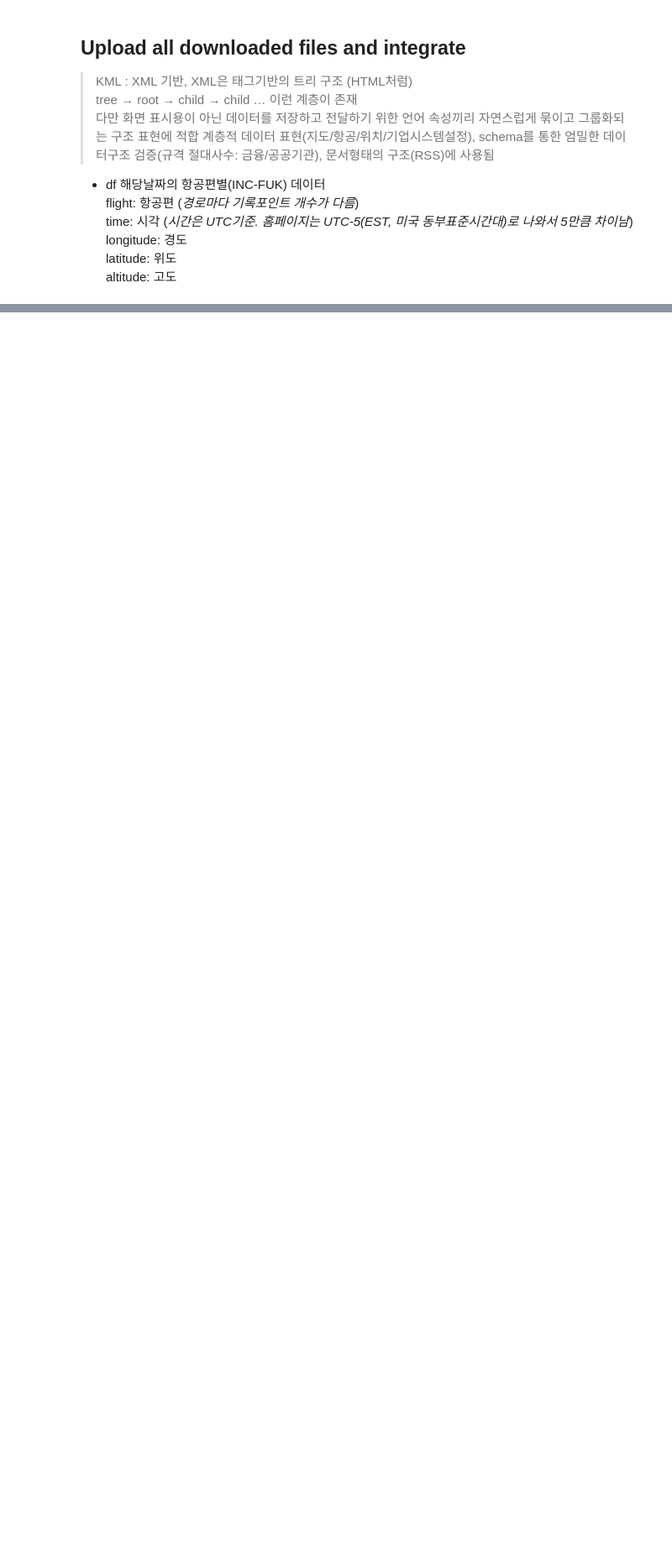
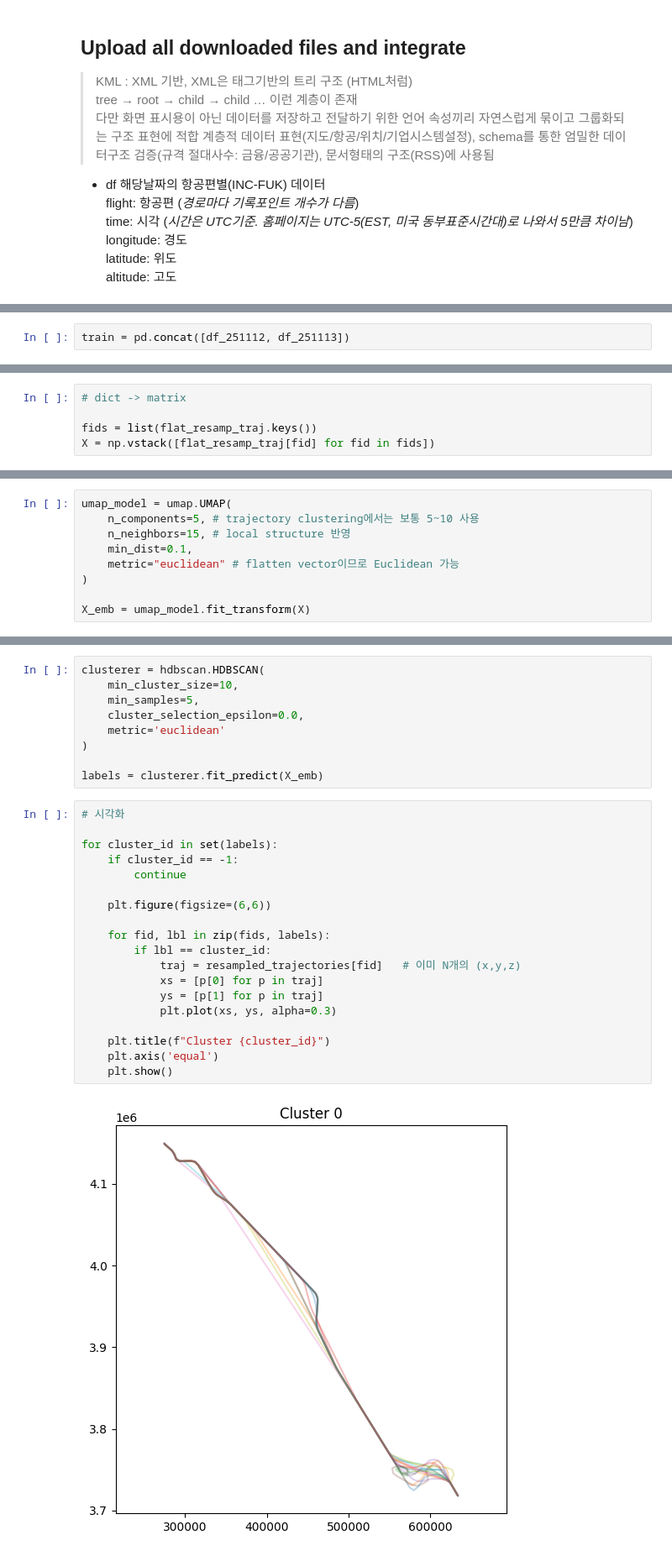
Before and after one commit to insung-hw/flight-trajectory-clustering, a Jupyter notebook: trajectory-clustering-eda.ipynb, the cells around one changed output, grey strips where cells are left out. Shown: that part at 84% size. Cells and saved outputs as stored; diff of their text form; blank space fills up the shorter version.

Commit message:
major add: hdbscan and folium

```diff
--- a/trajectory-clustering-eda.ipynb
+++ b/trajectory-clustering-eda.ipynb
@@ -172,0 +229,2 @@ print("통합 CSV 저장 완료:", output_path)
+# %%
+train = pd.concat([df_251112, df_251113])
@@ -172,0 +474,5 @@ print("통합 CSV 저장 완료:", output_path)
+# %%
+# dict -> matrix
+
+fids = list(flat_resamp_traj.keys())
+X = np.vstack([flat_resamp_traj[fid] for fid in fids])
@@ -172,0 +483,9 @@ print("통합 CSV 저장 완료:", output_path)
+# %%
+umap_model = umap.UMAP(
+    n_components=5, # trajectory clustering에서는 보통 5~10 사용
+    n_neighbors=15, # local structure 반영
+    min_dist=0.1,
+    metric="euclidean" # flatten vector이므로 Euclidean 가능
+)
+
+X_emb = umap_model.fit_transform(X)
@@ -172,0 +494,30 @@ print("통합 CSV 저장 완료:", output_path)
+# %%
+clusterer = hdbscan.HDBSCAN(
+    min_cluster_size=10,
+    min_samples=5,
+    cluster_selection_epsilon=0.0,
+    metric='euclidean'
+)
+
+labels = clusterer.fit_predict(X_emb)
+# %%
+# 시각화
+
+for cluster_id in set(labels):
+    if cluster_id == -1:
+        continue
+
+    plt.figure(figsize=(6,6))
+
+    for fid, lbl in zip(fids, labels):
+        if lbl == cluster_id:
+            traj = resampled_trajectories[fid]   # 이미 N개의 (x,y,z)
+            xs = [p[0] for p in traj]
+            ys = [p[1] for p in traj]
+            plt.plot(xs, ys, alpha=0.3)
+
+    plt.title(f"Cluster {cluster_id}")
+    plt.axis('equal')
+    plt.show()
+# %% [output]
+[figure, added]
```
Also changed, not shown: parts of 50 cells of this notebook.
